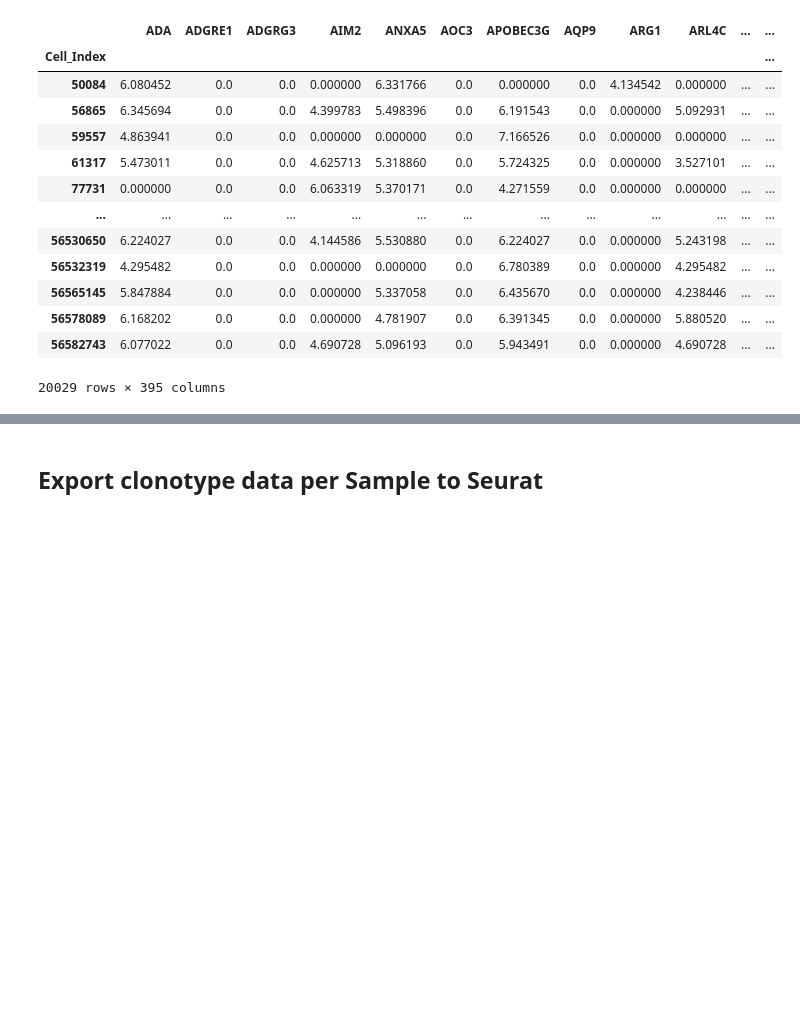
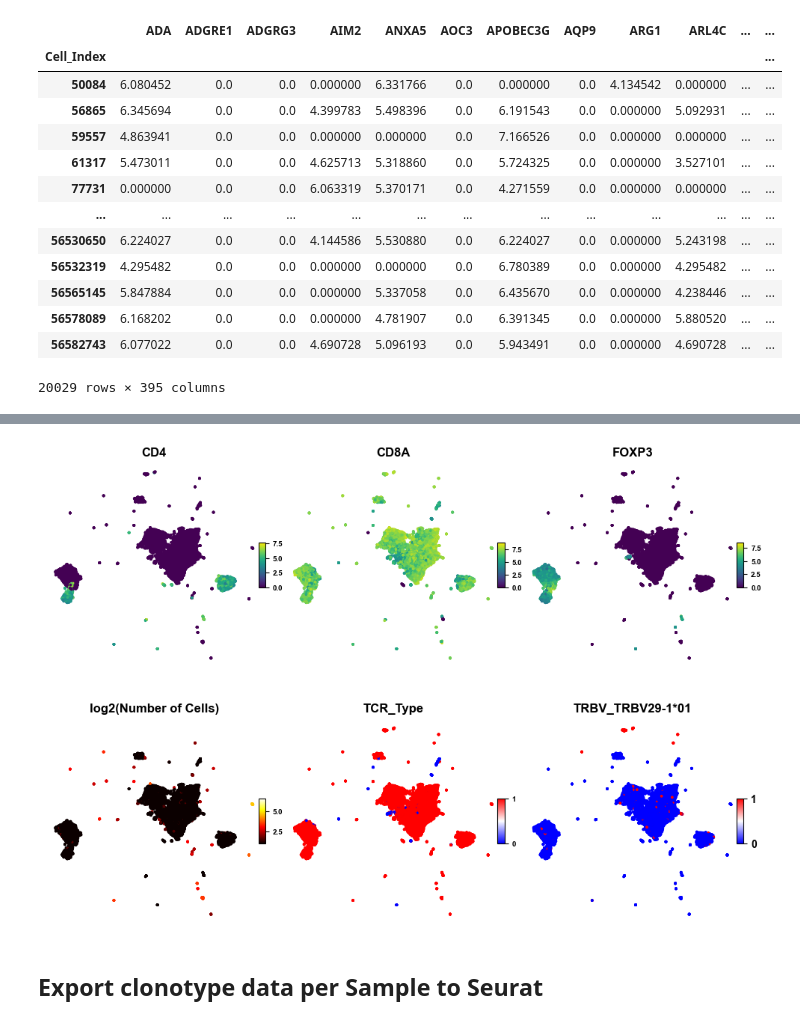
Before and after one commit to Perik-Zavodskii/TCRscape, a Jupyter notebook: TCRsacape.ipynb, the cells around one changed output, grey strips where cells are left out. Saved outputs shown, nothing was run; the diff lists cells and outputs as text; code cells hidden in the pictures; blank space fills up the shorter version.

```diff
--- a/TCRsacape.ipynb
+++ b/TCRsacape.ipynb
@@ -470,3 +293,93 @@ plt.savefig('TCRscape Number of Cells Per Clonotype.png', dpi=600, bbox_inches='
+# %%
+from mpl_toolkits.axes_grid1.inset_locator import inset_axes
+import matplotlib.ticker as ticker
+
+plot_df = df.copy()
+
+# Log2 transform 'Number of Cells' for better resolution
+plot_df['log2(Number of Cells)'] = np.log2(plot_df['Number of Cells'])
+
+# List of features to plot
+features = ['CD4', 'CD8A', 'FOXP3',
+            'log2(Number of Cells)', 'TCR_Type', "TRBV_TRBV29-1*01"]
+
+# Assign colormaps per feature
+cmaps = {
+    'log2(Number of Cells)': 'hot',
+    'CD4': 'viridis',
+    'CD8A': 'viridis',
+    'FOXP3': 'viridis',
+    'TCR_Type': 'bwr',
+    "TRBV_TRBV29-1*01": 'bwr'
+}
+
+# Grid layout
+n_cols = 3
+n_rows = int(np.ceil(len(features) / n_cols))
+fig, axes = plt.subplots(n_rows, n_cols, figsize=(12, 8))
+axes = axes.flatten()
+
+# Set font globally
+plt.rcParams.update({
+    'font.family': 'Arial',
+    'font.weight': 'bold',
+    'axes.labelweight': 'bold',
+    'axes.titleweight': 'bold',
+    'axes.titlesize': 12
+})
+
+# Plot each feature
+for i, feature_name in enumerate(features):
+    values = plot_df[feature_name]
+    cmap = cmaps.get(feature_name, 'viridis')
+
+    ax = axes[i]
+
+    # Set up inset colorbar axis first
+    cax = inset_axes(ax,
+                     width="3.3%",
+                     height="22%",
+                     loc='center right',
+                     borderpad=-0.25)
+
+    cb.ax.tick_params(labelsize=7)  # tick font size
+
+    # Detect range
+    vmin = values.min()
+    vmax = values.max()
+
+    # Plot scatter
+    sc = ax.scatter(clusterable_embedding[:, 0], clusterable_embedding[:, 1],
+                    c=values, cmap=cmap, s=3)
+
+    # Create colorbar
+    cb = plt.colorbar(sc, cax=cax, orientation='vertical')
+
+    # Smart logic for ticks
+    if vmax <= 1:
+        cb.set_ticks([0, 1])
+    else:
+        cb.locator = ticker.MultipleLocator(base=2.5)
+    cb.update_ticks()
+
+    # Clean up axis
+    ax.set_title(feature_name, fontsize=12)
+    ax.set_xticks([])
+    ax.set_yticks([])
+    ax.set_frame_on(False)
+
+# Hide any unused subplots
+for j in range(i + 1, len(axes)):
+    axes[j].axis('off')
+
+# Adjust spacing between plots
+plt.subplots_adjust(wspace=0.1, hspace=0.25)
+
+# Save figure
+plt.savefig('TCRscape UMAP.png', dpi=600, bbox_inches='tight')
+plt.show()
+# %% [output]
+[figure, added]
 # %% [markdown]
 ## Export clonotype data per Sample to Seurat
 # %%
```
Also changed, not shown: parts of 18 cells of this notebook, 1 other file.
